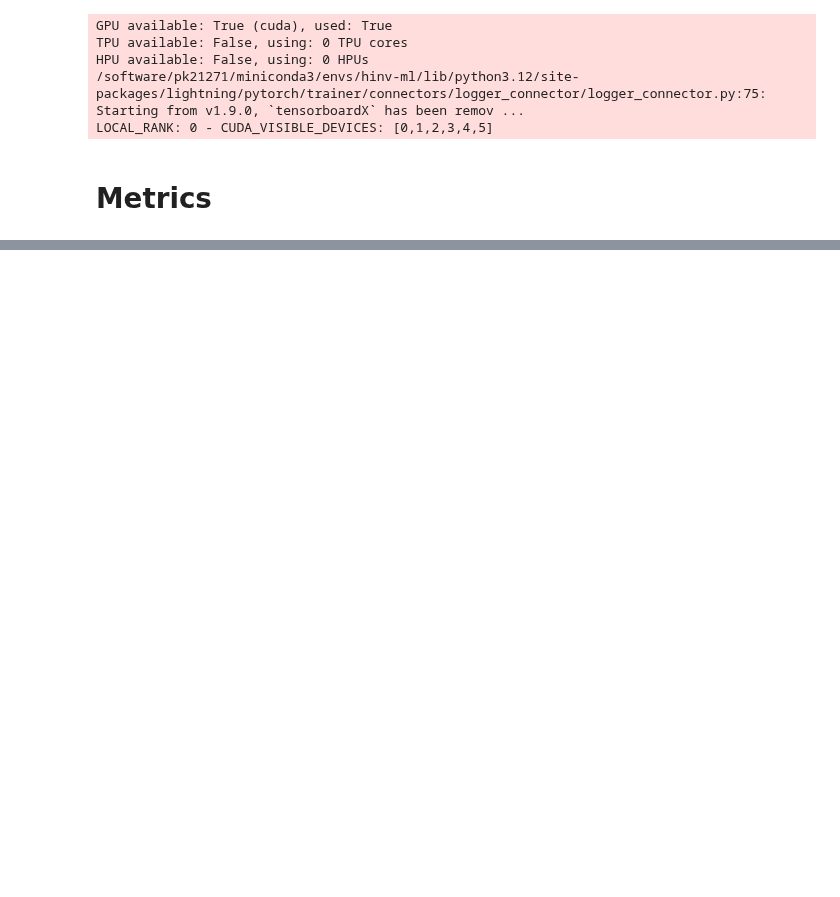
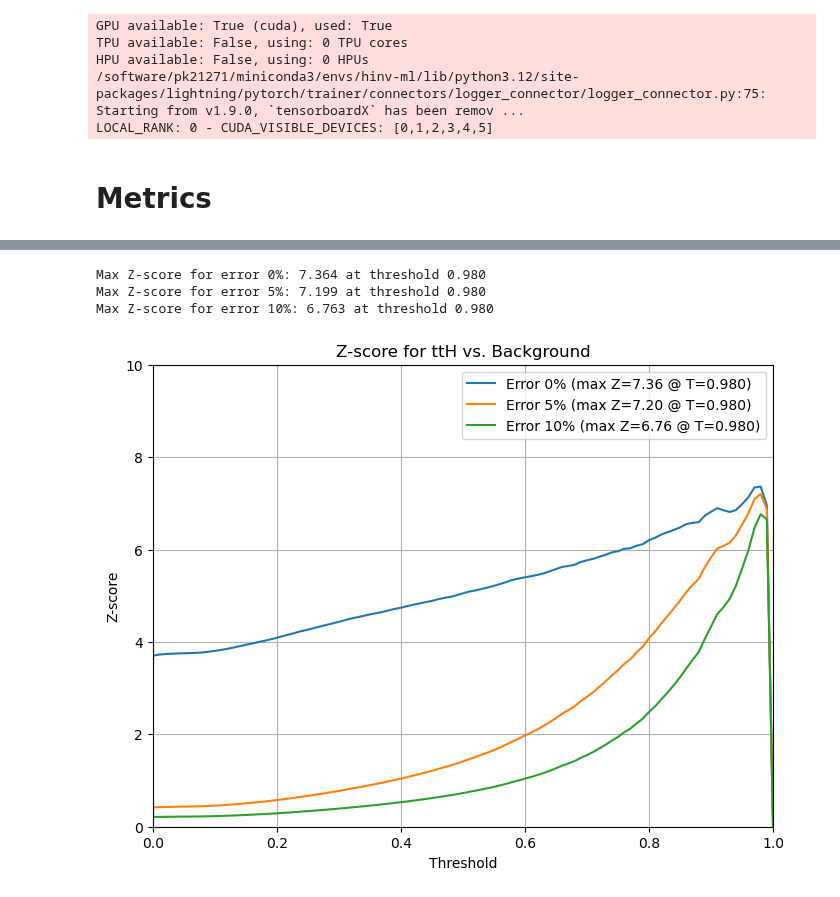
Before and after one commit to inigostibbe/msciproject, a Jupyter notebook: bristol-tth-transformer-msc_project/bristol-tth-transformer-msc_project/notebooks/training_multi.ipynb, the cells around one changed output, grey strips where cells are left out. Saved outputs shown, nothing was run; the diff lists cells and outputs as text; code cells hidden in the pictures; blank space fills up the shorter version.

```diff
--- a/bristol-tth-transformer-msc_project/bristol-tth-transformer-msc_project/notebooks/training_multi.ipynb
+++ b/bristol-tth-transformer-msc_project/bristol-tth-transformer-msc_project/notebooks/training_multi.ipynb
@@ -539,0 +541,71 @@ plt.show()
+# %%
+import numpy as np
+import matplotlib.pyplot as plt
+
+# Assume preds, labels, and val_nom are already defined
+# preds: Softmax output probabilities (shape: [samples, 3]) for 3 classes
+# labels: True labels (0=ttH, 1=ttBar, 2=Zjets)
+# val_nom: Event weight scaling factor
+
+# Weights array
+wn = np.array((val_nom * 200000).flatten())  # Weight nominal
+
+probs_flat = np.array(probs[:, 0].flatten())  # Take softmax output for ttH
+
+# Convert labels: ttH (0) → 1 (signal), Others (1,2) → 0 (background)
+binary_labels = np.where(labels == 0, 1, 0).flatten()
+
+# Define threshold range
+thresholds = np.linspace(0, 1, 101)
+
+# Define systematic uncertainty levels
+error_levels = [0.0, 0.05, 0.10]  # 0%, 5%, 10%
+z_scores_dict = {err: [] for err in error_levels}
+max_z_thresholds = {}  # Dictionary to store max Z-score and its threshold
+
+# Compute Z-score at different thresholds
+for threshold in thresholds:
+    # Weighted Signal (S): Sum of weights where ttH is predicted above threshold
+    mask_signal = (probs_flat > threshold) & (binary_labels == 1)
+    mask_background = (probs_flat > threshold) & (binary_labels == 0)
+
+    S = np.sum(wn[mask_signal])  # True ttH predictions
+    B = np.sum(wn[mask_background])  # Background events
+
+    for err in error_levels:
+        sig_B = B * err  # Apply systematic uncertainty
+        Z = S / np.sqrt(B + sig_B**2 + 1e-10)  # Avoid division by zero
+        z_scores_dict[err].append(Z)
+
+# Find the threshold corresponding to max Z-score for each error level
+legend_labels = []
+for err, z_scores in z_scores_dict.items():
+    max_z_index = np.argmax(z_scores)  # Get index of max Z-score
+    max_z = z_scores[max_z_index]
+    max_threshold = thresholds[max_z_index]
+    max_z_thresholds[err] = (max_z, max_threshold)
+
+    print(f"Max Z-score for error {int(err*100)}%: {max_z:.3f} at threshold {max_threshold:.3f}")
+
+    # Store formatted legend label
+    legend_labels.append(f"Error {int(err*100)}% (max Z={max_z:.2f} @ T={max_threshold:.3f})")
+
+# Plot Z-score vs. Threshold for different systematic uncertainties
+plt.figure(figsize=(8, 6))
+for (err, z_scores), label in zip(z_scores_dict.items(), legend_labels):
+    plt.plot(thresholds, z_scores, label=label)
+
+plt.xlabel("Threshold")
+plt.ylabel("Z-score")
+plt.title(f"Z-score for ttH vs. Background")
+plt.grid()
+plt.ylim(0, max(max_z_thresholds[err][0] for err in error_levels) + 3)
+plt.ylim(0, 10)
+plt.xlim(0, 1)
+plt.legend()
+plt.show()
+# %% [output]
+Max Z-score for error 0%: 7.364 at threshold 0.980
+Max Z-score for error 5%: 7.199 at threshold 0.980
+Max Z-score for error 10%: 6.763 at threshold 0.980
+[figure, added]
```
Also changed, not shown: parts of 8 cells of this notebook, 18 other files.
